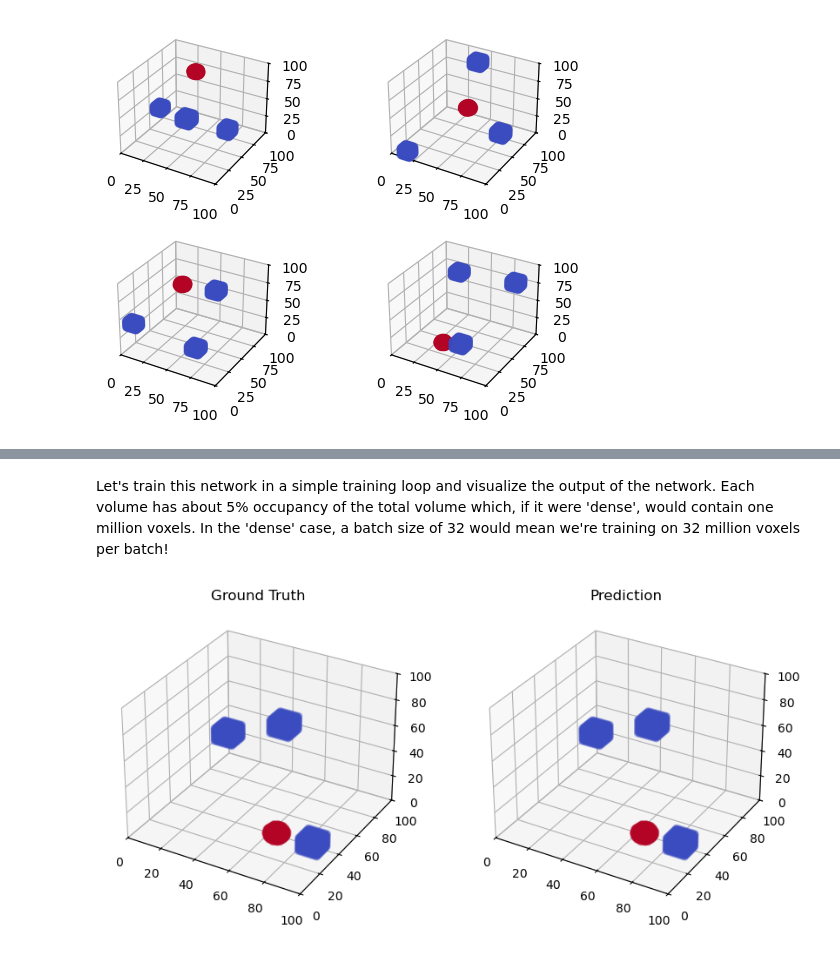
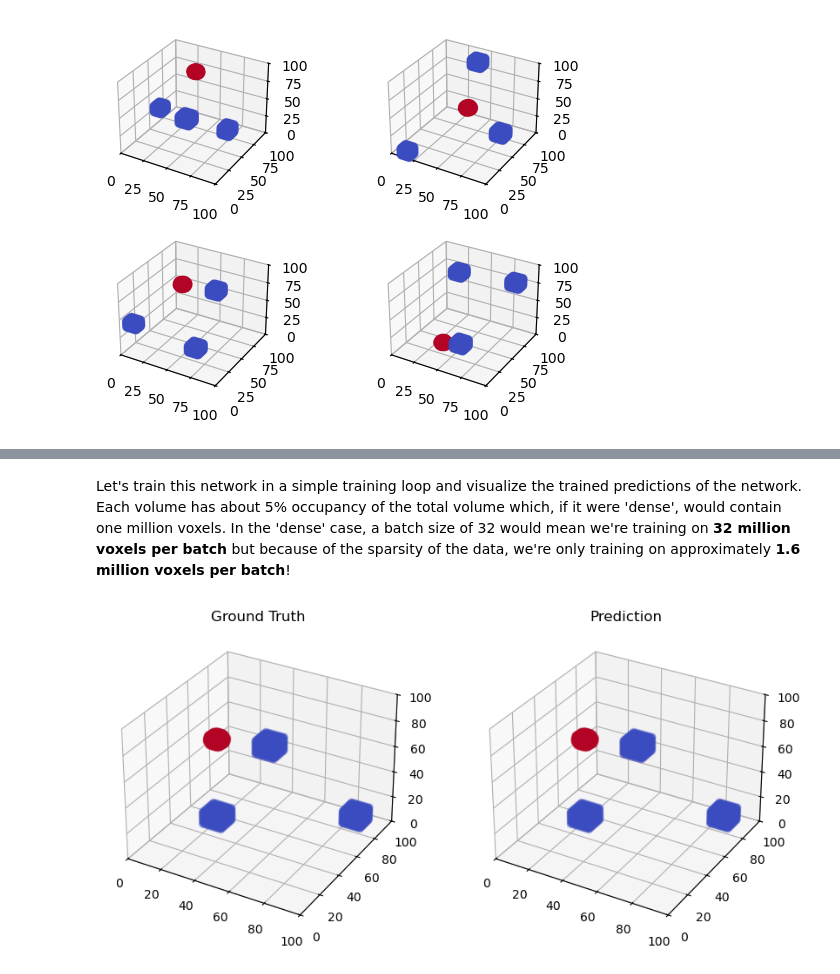
Before and after one commit to openvdb/fvdb-core, a Jupyter notebook: notebooks/03_conv.ipynb, the cells around one changed output, grey strips where cells are left out. Cells and saved outputs as stored; diff of their text form; code cells hidden in the pictures.

Commit message:
Switch Conv notebook to use SimpleUNet
Signed-off-by: Jonathan Swartz <jonathan@jswartz.info>

```diff
--- a/notebooks/03_conv.ipynb
+++ b/notebooks/03_conv.ipynb
@@ -377,5 +279,5 @@ class UNet(torch.nn.Module):
 # %% [markdown]
-Let's train this network in a simple training loop and visualize the output of the network.  Each volume has about 5% occupancy of the total volume which, if it were 'dense', would contain one million voxels.  In the 'dense' case, a batch size of 32 would mean we're training on 32 million voxels per batch!
+Let's train this network in a simple training loop and visualize the trained predictions of the network.  Each volume has about 5% occupancy of the total volume which, if it were 'dense', would contain one million voxels.  In the 'dense' case, a batch size of 32 would mean we're training on **32 million voxels per batch** but because of the sparsity of the data, we're only training on approximately **1.6 million voxels per batch**!
 # %%
 # Train the model!
 torch.random.manual_seed(0)
@@ -386,7 +288,14 @@ dataset = ShapeDataset()
 dataloader = torch.utils.data.DataLoader(dataset, batch_size=batch_size, collate_fn=collate_fn)
 
 # Model, Loss, Optimizer
-model = UNet(growth_rate=8).to("cuda")
+model = SimpleUNet(
+    in_channels=3,
+    base_channels=16,
+    out_channels=1,
+    channel_growth_rate=2,
+    downup_layer_count=3,
+    block_layer_count=1,
+).to("cuda")
 loss = torch.nn.BCEWithLogitsLoss()
 optimizer = torch.optim.Adam(model.parameters(), lr=1e-4)
 
@@ -399,7 +308,7 @@ with tqdm.tqdm(total=epochs) as pbar:
             input_data = grid.jagged_like(features.jdata[:,:-1].contiguous())
 
             optimizer.zero_grad()
-            y_hat, out_grid = model(input_data, grid)
+            y_hat = model(input_data, grid)
 
             l = loss(y_hat.jdata.float(), target)
 
@@ -424,34 +333,34 @@ fig = plt.figure(figsize=(10, 20))
 # ijks and ground truth for batch element 0
 X_ijks_0 = grid.ijk.jdata[grid.jidx == 0].detach().cpu().numpy()
 X_gt_0 = gt[grid.jidx == 0].detach().cpu().numpy()
 
 
 # plot input and ground truth values
 dim = 100
 ax = fig.add_subplot(1, 2, 1, projection="3d")
 ax.set_xlim(0, dim)
 ax.set_ylim(0, dim)
 ax.set_zlim(0, dim)
 ax.scatter3D(X_ijks_0[:, 0], X_ijks_0[:, 1], X_ijks_0[:, 2], marker="o", c=X_gt_0, cmap="coolwarm", alpha=0.25)
 ax.set_title("Ground Truth")
 
 
 # model inference
 model.eval()
 sigmoid = torch.nn.Sigmoid()
-pred_data, pred_grid = model(input_data, grid)
-pred_probs = pred_grid.jagged_like(sigmoid(pred_data.jdata))
+pred_data = model(input_data, grid)
+pred_probs = grid.jagged_like(sigmoid(pred_data.jdata))
 
 # predicted values for batch element 0
-pred_0 = np.round(pred_probs.jdata[pred_grid.jidx == 0].detach().cpu().numpy())
+pred_0 = np.round(pred_probs.jdata[grid.jidx == 0].detach().cpu().numpy())
 
 ax = fig.add_subplot(1, 2, 2, projection="3d")
 ax.set_xlim(0, dim)
 ax.set_ylim(0, dim)
 ax.set_zlim(0, dim)
 ax.scatter3D(X_ijks_0[:, 0], X_ijks_0[:, 1], X_ijks_0[:, 2], marker="o", c=pred_0, cmap="coolwarm", alpha=0.25)
 ax.set_title("Prediction")
 
 fig.show()
 # %% [output]
-[figure, old version]
+[figure, new version]
```
Also changed, not shown: parts of 5 cells of this notebook.
